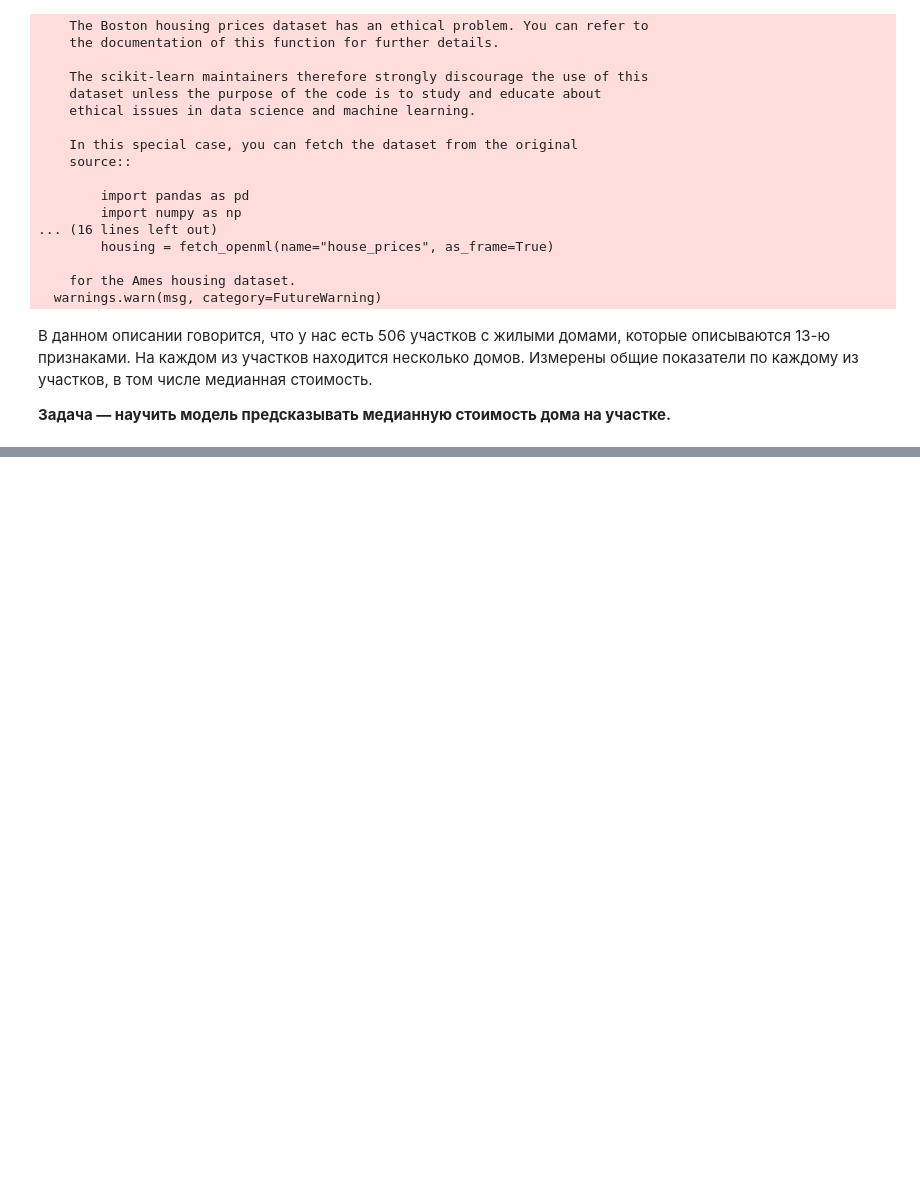
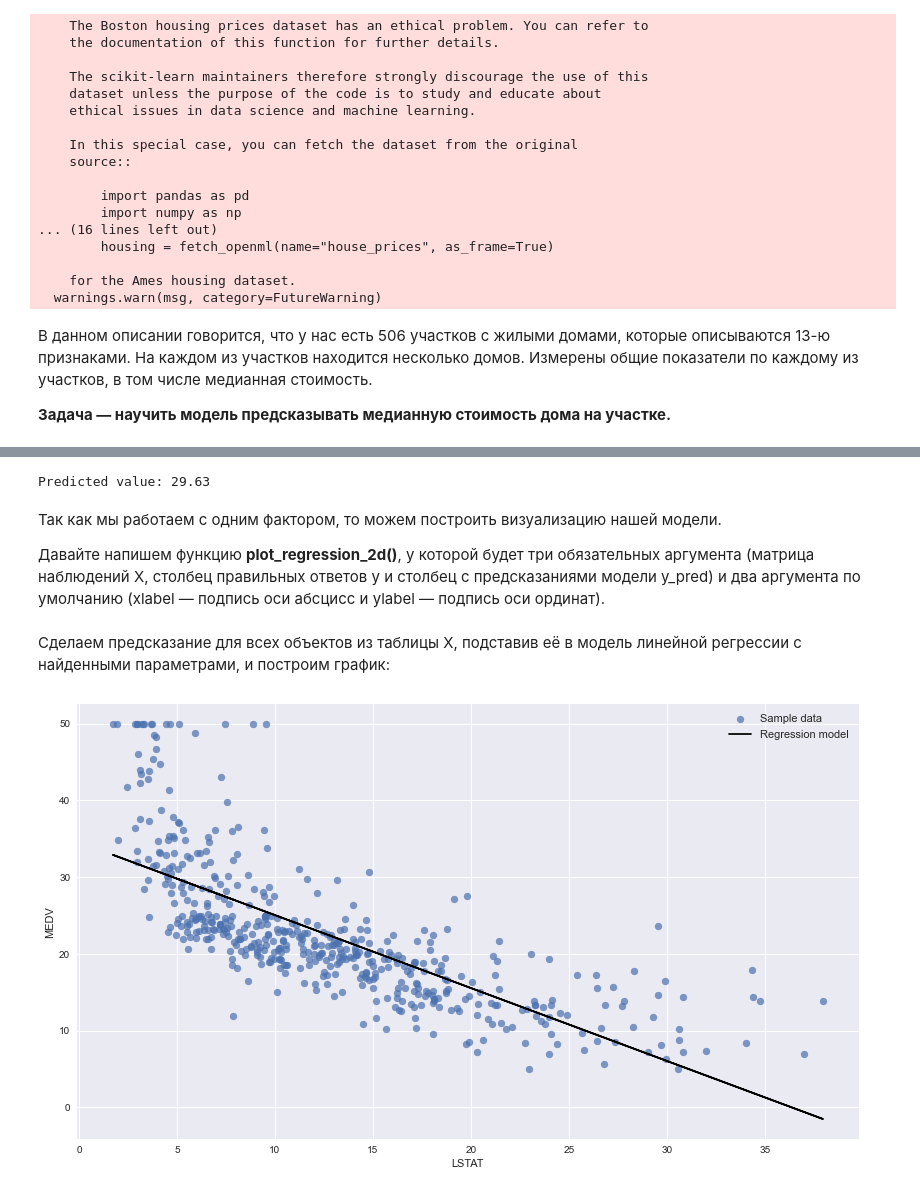
Before and after one commit to royvudgren/sf_datascience_practice, a Jupyter notebook: ML-2 supervised learning/2 linear regression analytical.ipynb, the cells around one changed output, grey strips where cells are left out. Saved outputs shown, nothing was run; the diff lists cells and outputs as text; code cells hidden in the pictures; blank space fills up the shorter version.

```diff
--- a/ML-2 supervised learning/2 linear regression analytical.ipynb
+++ b/ML-2 supervised learning/2 linear regression analytical.ipynb
@@ -259,0 +363,21 @@ Boston house prices dataset
+# %%
+def linear_regression(X, y):
+    #Создаём вектор из единиц
+    ones = np.ones(X.shape[0])
+    #Добавляем вектор к таблице первым столбцом
+    X = np.column_stack([ones, X])
+    #Вычисляем обратную матрицу Q
+    Q = np.linalg.inv(X.T @ X)
+    #Вычисляем вектор коэффициентов
+    w = Q @ X.T @ y
+    return w
+# %%
+# Вычислим вектор параметров и выведем его на экран:
+
+#Вычисляем параметры линейной регрессии
+w = linear_regression(X, y)
+#Выводим вычисленные значения параметров в виде вектора
+print('Vector w: {}'.format(w))
+#Выводим параметры с точностью до двух знаков после запятой
+print('w0: {:.2f}'.format(w[0]))
+print('w1: {:.2f}'.format(w[1]))
@@ -259,0 +402,29 @@ Boston house prices dataset
+# %%
+#Задаём процент низкостатусного населения
+x_example = 5.18
+#Делаем предсказание
+y_predict = w[0] + w[1] * x_example
+print('Predicted value: {:.2f}'.format(float(y_predict)))
+# %% [output]
+Predicted value: 29.63
+# %% [markdown]
+Так как мы работаем с одним фактором, то можем построить визуализацию нашей модели.
+
+Давайте напишем функцию **plot_regression_2d()**, у которой будет три обязательных аргумента (матрица наблюдений X, столбец правильных ответов y и столбец с предсказаниями модели y_pred) и два аргумента по умолчанию (xlabel — подпись оси абсцисс и ylabel — подпись оси ординат).
+# %%
+def plot_regression_2d(X, y_true, y_predict, xlabel='LSTAT', ylabel='MEDV'):
+    fig, ax = plt.subplots(figsize=(14, 8)) #фигура + координатная плоскость
+    ax.scatter(X, y_true, alpha=0.7, label='Sample data') #диаграмма рассеяния
+    ax.plot(X, y_predict, color='black', label='Regression model') #линейный график
+    ax.set_xlabel(xlabel) #название оси абсцисс
+    ax.set_ylabel(ylabel) #название оси ординат
+    ax.legend(facecolor='white', fontsize=11) #легенда
+# %% [markdown]
+Сделаем предсказание для всех объектов из таблицы X, подставив её в модель линейной регрессии с найденными параметрами, и построим график:
+# %%
+#Делаем предсказание для всех объектов из таблицы
+y_predict = w[0] + w[1] * X
+#Строим визуализацию
+plot_regression_2d(X, y, y_predict)
+# %% [output]
+[figure, added]
```
Also changed, not shown: parts of 26 cells of this notebook, 5 other files.
